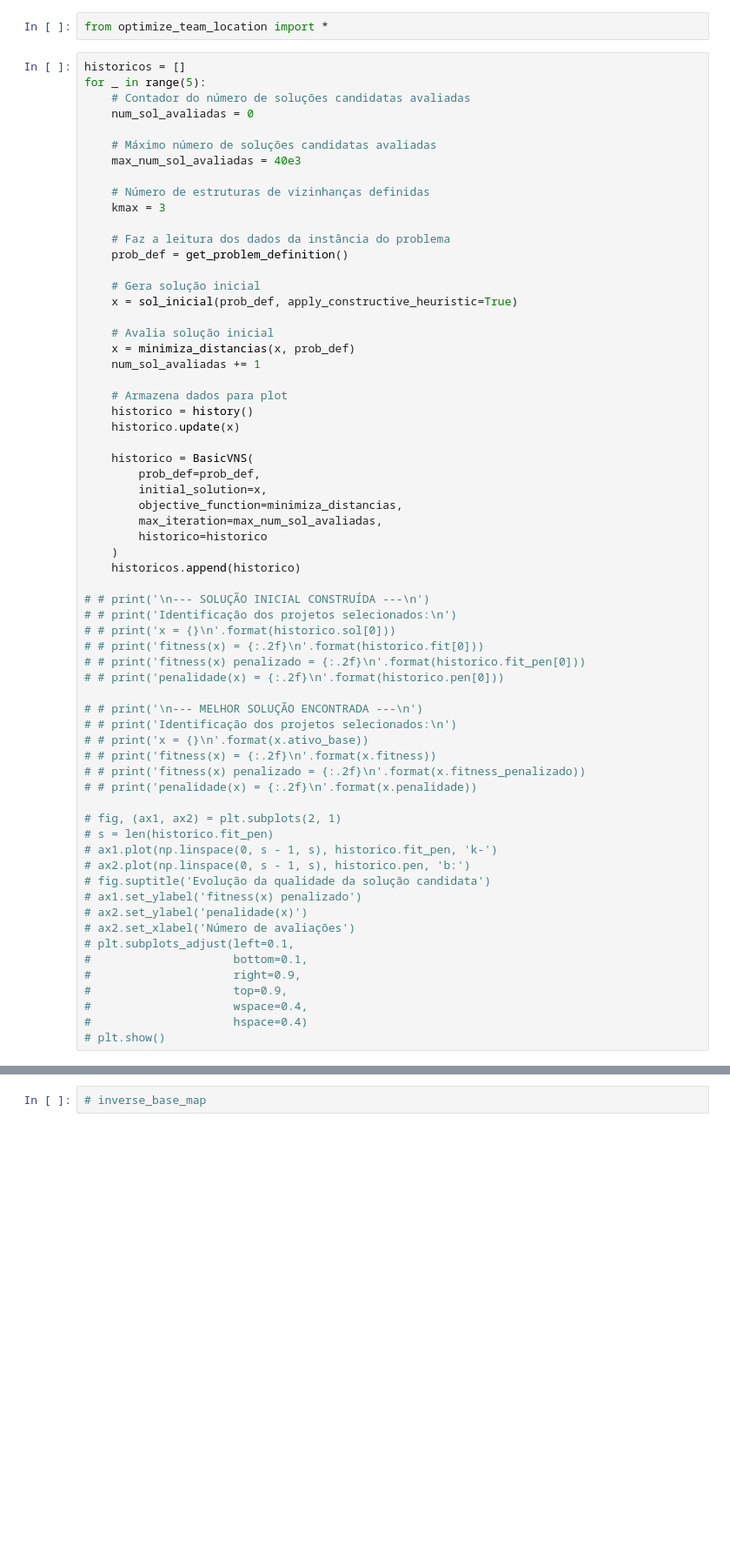
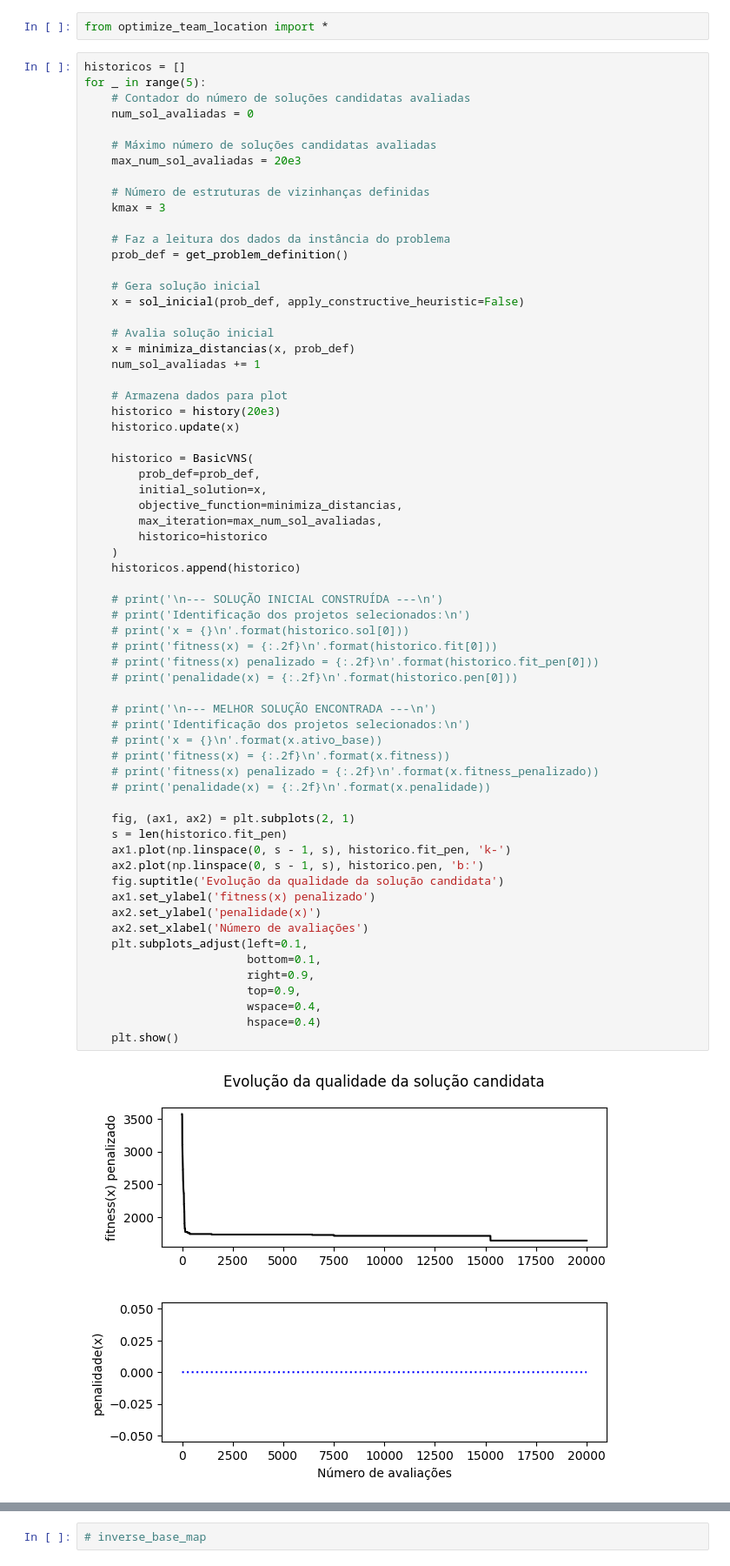
Before and after one commit to MatheusCascalho/teoria_decisao, a Jupyter notebook: rascunho_2.ipynb, the cells around one changed output, grey strips where cells are left out. Shown: that part at 87% size. Saved outputs shown, nothing was run; the diff lists cells and outputs as text; blank space fills up the shorter version.

```diff
--- a/rascunho_2.ipynb
+++ b/rascunho_2.ipynb
@@ -7,60 +7,62 @@ for _ in range(5):
     num_sol_avaliadas = 0
 
     # Máximo número de soluções candidatas avaliadas
-    max_num_sol_avaliadas = 40e3
+    max_num_sol_avaliadas = 20e3
 
     # Número de estruturas de vizinhanças definidas
     kmax = 3
 
     # Faz a leitura dos dados da instância do problema
     prob_def = get_problem_definition()
 
     # Gera solução inicial
-    x = sol_inicial(prob_def, apply_constructive_heuristic=True)
+    x = sol_inicial(prob_def, apply_constructive_heuristic=False)
 
     # Avalia solução inicial
     x = minimiza_distancias(x, prob_def)
     num_sol_avaliadas += 1
 
     # Armazena dados para plot
-    historico = history()
+    historico = history(20e3)
     historico.update(x)
 
     historico = BasicVNS(
         prob_def=prob_def,
         initial_solution=x,
         objective_function=minimiza_distancias,
         max_iteration=max_num_sol_avaliadas,
         historico=historico
     )
     historicos.append(historico)
 
-# # print('\n--- SOLUÇÃO INICIAL CONSTRUÍDA ---\n')
-# # print('Identificação dos projetos selecionados:\n')
-# # print('x = {}\n'.format(historico.sol[0]))
-# # print('fitness(x) = {:.2f}\n'.format(historico.fit[0]))
-# # print('fitness(x) penalizado = {:.2f}\n'.format(historico.fit_pen[0]))
-# # print('penalidade(x) = {:.2f}\n'.format(historico.pen[0]))
+    # print('\n--- SOLUÇÃO INICIAL CONSTRUÍDA ---\n')
+    # print('Identificação dos projetos selecionados:\n')
+    # print('x = {}\n'.format(historico.sol[0]))
+    # print('fitness(x) = {:.2f}\n'.format(historico.fit[0]))
+    # print('fitness(x) penalizado = {:.2f}\n'.format(historico.fit_pen[0]))
+    # print('penalidade(x) = {:.2f}\n'.format(historico.pen[0]))
 
-# # print('\n--- MELHOR SOLUÇÃO ENCONTRADA ---\n')
-# # print('Identificação dos projetos selecionados:\n')
-# # print('x = {}\n'.format(x.ativo_base))
-# # print('fitness(x) = {:.2f}\n'.format(x.fitness))
-# # print('fitness(x) penalizado = {:.2f}\n'.format(x.fitness_penalizado))
-# # print('penalidade(x) = {:.2f}\n'.format(x.penalidade))
+    # print('\n--- MELHOR SOLUÇÃO ENCONTRADA ---\n')
+    # print('Identificação dos projetos selecionados:\n')
+    # print('x = {}\n'.format(x.ativo_base))
+    # print('fitness(x) = {:.2f}\n'.format(x.fitness))
+    # print('fitness(x) penalizado = {:.2f}\n'.format(x.fitness_penalizado))
+    # print('penalidade(x) = {:.2f}\n'.format(x.penalidade))
 
-# fig, (ax1, ax2) = plt.subplots(2, 1)
-# s = len(historico.fit_pen)
-# ax1.plot(np.linspace(0, s - 1, s), historico.fit_pen, 'k-')
-# ax2.plot(np.linspace(0, s - 1, s), historico.pen, 'b:')
-# fig.suptitle('Evolução da qualidade da solução candidata')
-# ax1.set_ylabel('fitness(x) penalizado')
-# ax2.set_ylabel('penalidade(x)')
-# ax2.set_xlabel('Número de avaliações')
-# plt.subplots_adjust(left=0.1,
-#                     bottom=0.1,
-#                     right=0.9,
-#                     top=0.9,
-#                     wspace=0.4,
-#                     hspace=0.4)
-# plt.show()
+    fig, (ax1, ax2) = plt.subplots(2, 1)
+    s = len(historico.fit_pen)
+    ax1.plot(np.linspace(0, s - 1, s), historico.fit_pen, 'k-')
+    ax2.plot(np.linspace(0, s - 1, s), historico.pen, 'b:')
+    fig.suptitle('Evolução da qualidade da solução candidata')
+    ax1.set_ylabel('fitness(x) penalizado')
+    ax2.set_ylabel('penalidade(x)')
+    ax2.set_xlabel('Número de avaliações')
+    plt.subplots_adjust(left=0.1,
+                        bottom=0.1,
+                        right=0.9,
+                        top=0.9,
+                        wspace=0.4,
+                        hspace=0.4)
+    plt.show()
+# %% [output]
+[figure, added]
```
Also changed, not shown: parts of 71 cells of this notebook, 1 other file.
